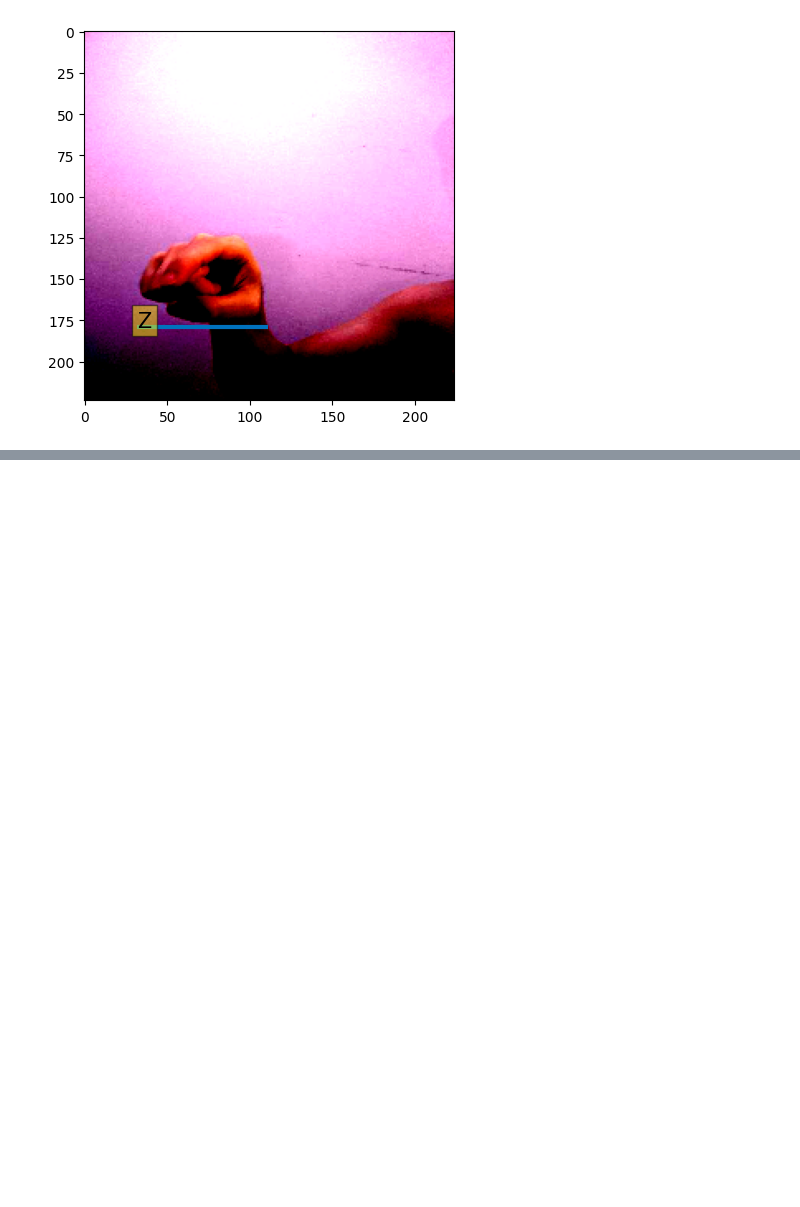
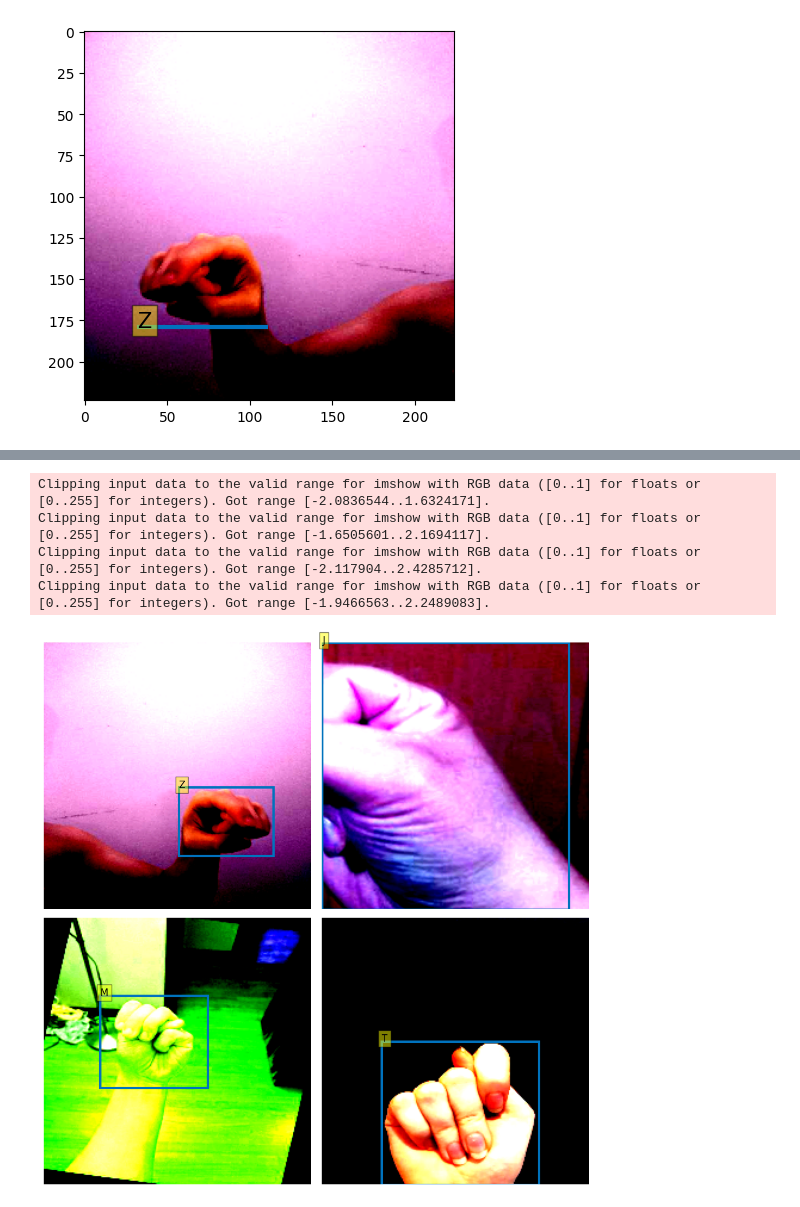
Before and after one commit to itsalok2/Sign_Language_Detection_DETR, a Jupyter notebook: abc.ipynb, the cells around one changed output, grey strips where cells are left out. Drawn from its saved outputs; the diff is of its cells as text; code cells hidden in the pictures; blank space fills up the shorter version.

Commit message:
data.py file ready

```diff
--- a/abc.ipynb
+++ b/abc.ipynb
@@ -131,0 +256,8 @@ Clipping input data to the valid range for imshow with RGB data ([0..1] for floa
+# %%
+dataset = DETRData("data/train", train=True)
+dataloader = DataLoader(dataset, collate_fn=stacker, batch_size=4, drop_last=True)
+
+X, y = next(iter(dataloader))
+print(Fore.LIGHTCYAN_EX + str(y) + Fore.RESET)
+
+CLASSES = get_classes()
@@ -131,0 +285,30 @@ Clipping input data to the valid range for imshow with RGB data ([0..1] for floa
+# %%
+fig, ax = plt.subplots(2, 2, figsize=(10, 10))
+axs = ax.flatten()
+
+for idx, (img, annotations, ax) in enumerate(zip(X, y, axs)):
+    ax.imshow(img.permute(1, 2, 0))
+
+    boxes = rescale_bboxes(annotations['boxes'], (224, 224))
+    box_classes = annotations['labels']
+
+    for cls, box in zip(box_classes, boxes):
+        xmin, ymin, xmax, ymax = box.numpy()
+        ax.add_patch(plt.Rectangle(
+            (xmin, ymin), xmax - xmin, ymax - ymin,
+            fill=False, color=(0, 0.447, 0.741), linewidth=3
+        ))
+
+        ax.text(xmin, ymin, CLASSES[cls], fontsize=12,
+                bbox=dict(facecolor='yellow', alpha=0.5))
+
+    ax.axis("off")
+
+plt.tight_layout()
+plt.show()
+# %% [output]
+Clipping input data to the valid range for imshow with RGB data ([0..1] for floats or [0..255] for integers). Got range [-2.0836544..1.6324171].
+Clipping input data to the valid range for imshow with RGB data ([0..1] for floats or [0..255] for integers). Got range [-1.6505601..2.1694117].
+Clipping input data to the valid range for imshow with RGB data ([0..1] for floats or [0..255] for integers). Got range [-2.117904..2.4285712].
+Clipping input data to the valid range for imshow with RGB data ([0..1] for floats or [0..255] for integers). Got range [-1.9466563..2.2489083].
+[figure, added]
```
Also changed, not shown: parts of 6 cells of this notebook, 2 other files.
